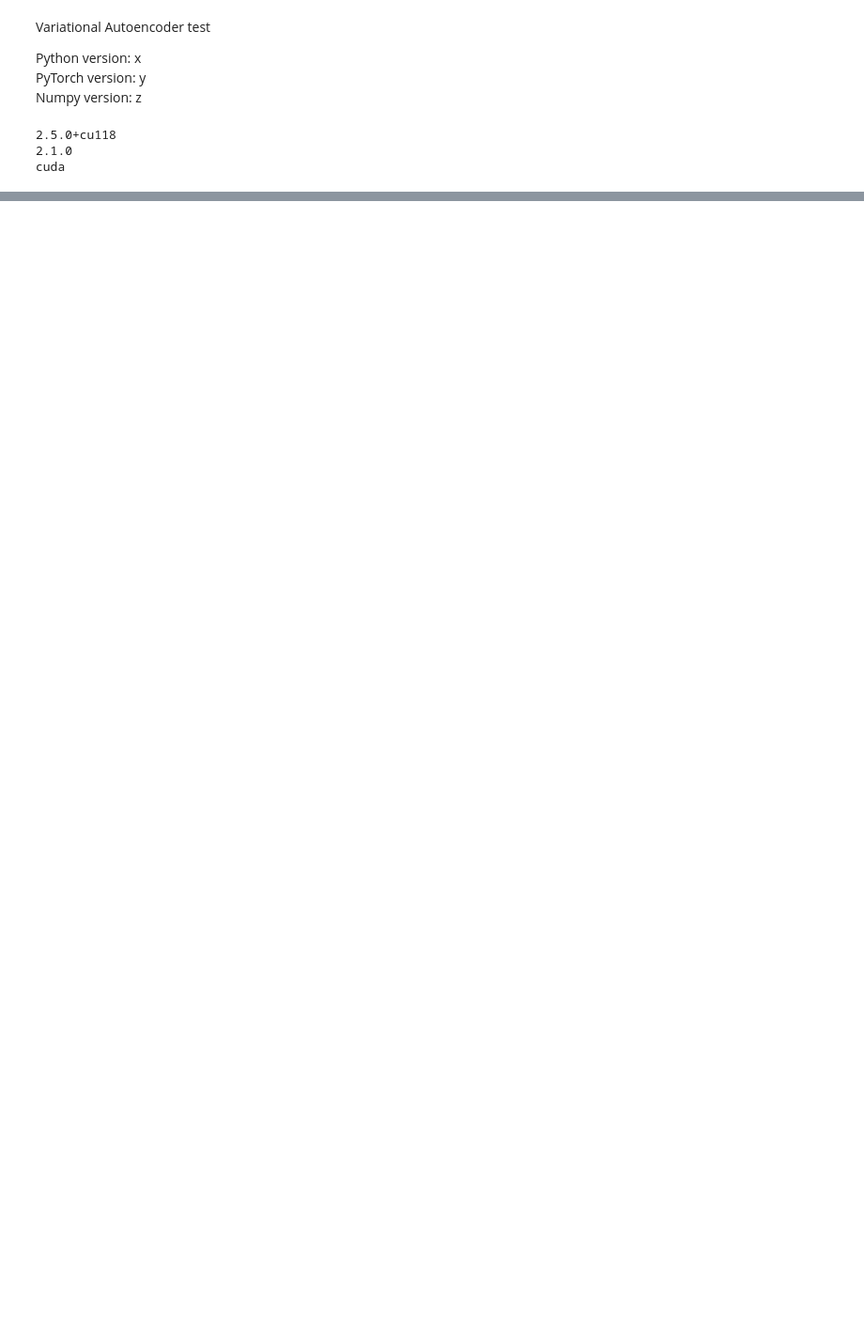
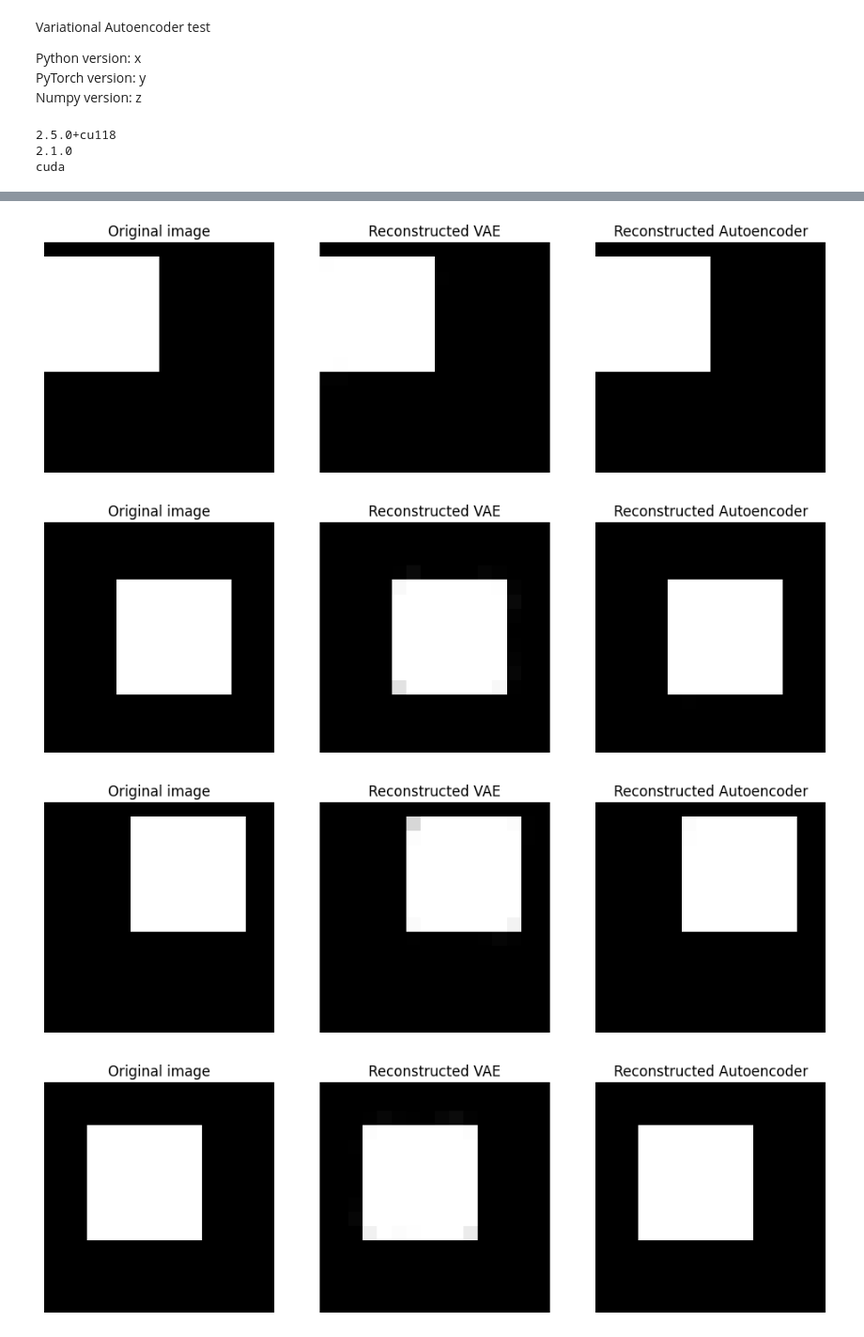
Before and after one commit to MattiGiamatti/vae, a Jupyter notebook: vae.ipynb, the cells around one changed output, grey strips where cells are left out. Shown at 94% size. Cells and saved outputs as stored; diff of their text form; code cells hidden in the pictures; blank space fills up the shorter version.

```diff
--- a/vae.ipynb
+++ b/vae.ipynb
@@ -159,12 +191,14 @@ class VariationalAutoencoder(torch.nn.Module):
     def forward(self, data):
         mean, var = self.encoder(data)
         e = torch.randn_like(var).to(DEVICE)
-        z = mean + torch.exp(0.5* var) * e
+        latent = mean + torch.exp(0.5* var) * e
 
-        data_ = self.decoder(z)
+        data_ = self.decoder(latent)
 
-        return data_, mean, var
+        return data_, mean, var, latent
 
+    def get_decoder(self):
+        return self.decoder
 
 class StandardAutoencoder(torch.nn.Module):
     def __init__(self, input_dimension, hidden_dimension_encoder, latent_dimension, hidden_dimension_decoder, output_dimension):
@@ -176,8 +210,10 @@ class StandardAutoencoder(torch.nn.Module):
         lat = self.encoder(data)
         data_ = self.decoder(lat)
 
-        return data_
+        return data_, lat
 
+    def get_decoder(self):
+        return self.decoder
 
 vae = VariationalAutoencoder(input_dimension, hidden_dimension_encoder, latent_dimension, hidden_dimension_decoder, output_dimension)
 sae = StandardAutoencoder(input_dimension, hidden_dimension_encoder, latent_dimension, hidden_dimension_decoder, output_dimension)
@@ -202,7 +238,7 @@ optimizer_sae = Adam(sae.parameters(), lr = learning_rate)
 
 
 vae.train()
-#sae.train()
+sae.train()
 
 for e in range(epochs):
     epoch_loss_vae = 0
@@ -214,8 +250,8 @@ for e in range(epochs):
         optimizer_vae.zero_grad()
         optimizer_sae.zero_grad()
 
-        data_vae, mean, var = vae(data)
-        data_sae            = sae(data)
+        data_vae, mean, var, lat_vae = vae(data)
+        data_sae, lat_sae            = sae(data)
 
         loss_vae = vae_loss(data, data_vae, mean, var)
         loss_sae = sae_loss(data, data_sae)
@@ -304,0 +285,53 @@ torch.Size([10, 16, 16])
+# %%
+# Visualize
+
+vae.eval()
+sae.eval()
+
+dataloader = dataloader_testing
+bs = dataloader.batch_size
+
+for data in dataloader:
+    data = data.view(bs, image_vector_dim)
+
+    data=data.to(DEVICE)
+
+    data_vae, mean, variance, lat_vae = vae(data)
+    data_sae, lat_sae                 = sae(data)
+
+
+    data = data.view(bs, image_size[0], image_size[1])
+    data_vae = data_vae.view(bs, image_size[0], image_size[1])
+    data_sae = data_sae.view(bs, image_size[0], image_size[1])
+
+
+    for i in range(bs):
+        im0 = data[i]
+        im0_np = im0.cpu().detach().numpy()
+        im1 = data_vae[i]
+        im1_np = im1.cpu().detach().numpy()
+        im2 = data_sae[i]
+        im2_np = im2.cpu().detach().numpy()
+
+        plt.figure(figsize=(12,6))
+        plt.subplot(1,3,1)
+        plt.imshow(im0_np, cmap='gray')
+        plt.axis('off')
+        plt.title('Original image')
+        plt.subplot(1,3,2)
+        plt.imshow(im1_np, cmap='gray')
+        plt.axis('off')
+        plt.title('Reconstructed VAE')
+        plt.subplot(1,3,3)
+        plt.imshow(im2_np, cmap='gray')
+        plt.axis('off')
+        plt.title('Reconstructed Autoencoder')
+
+        plt.show()
+    print(data_.shape)
+    #break
+# %% [output]
+[figure, added]
+[figure, added]
+[figure, added]
+[figure, added]
```
Also changed, not shown: parts of 6 cells of this notebook.
